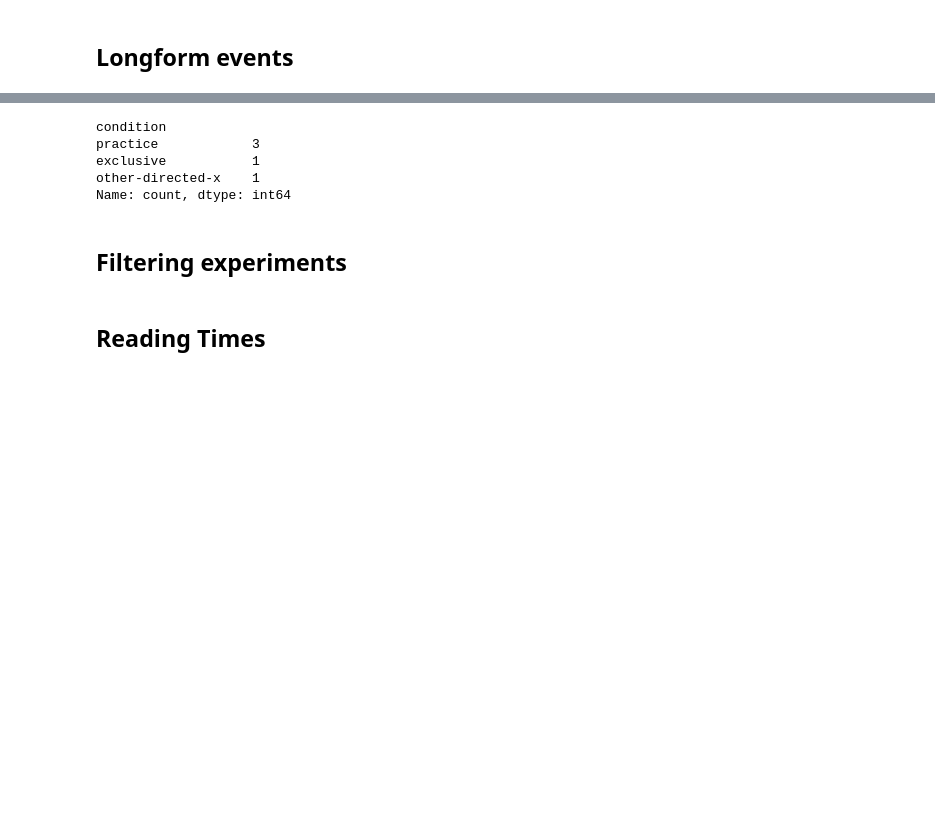
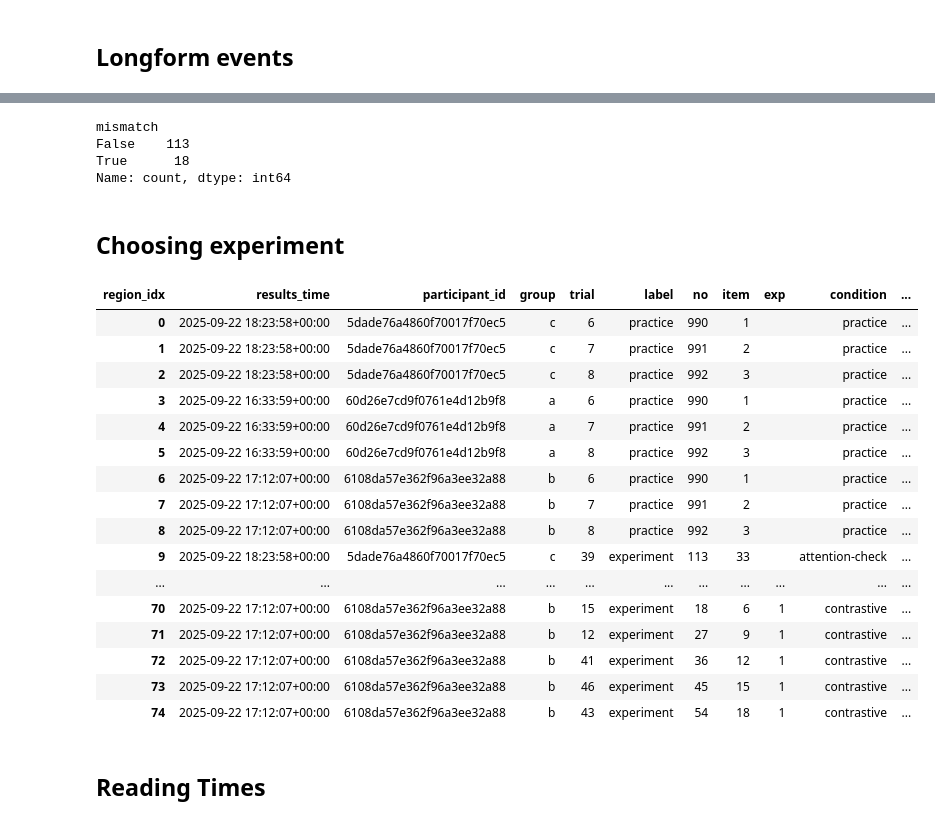
Before and after one commit to partigabor/pcibex-hun, a Jupyter notebook: results.ipynb, the cells around one changed output, grey strips where cells are left out. Cells and saved outputs as stored; diff of their text form; code cells hidden in the pictures; blank space fills up the shorter version.

```diff
--- a/results.ipynb
+++ b/results.ipynb
@@ -380,18 +411,70 @@ longform
+# %%
+# Find rows where target is available and does not match the chosen side's value
+def choice_matches_target(row):
+    if pd.isna(row['choice']) or pd.isna(row['target']):
+        return True  # skip if missing
+    if row['choice'] == 'left':
+        return row['target'] == row['left']
+    elif row['choice'] == 'right':
+        return row['target'] == row['right']
+    return False
+
+mismatch_rows = longform[
+    longform['target'].notna() &
+    longform['choice'].notna() &
+    (~longform.apply(choice_matches_target, axis=1))
+].copy()
+
+# Filter mismatch_rows to exclude any rows where 'target' is missing or empty string
+mismatch_rows = mismatch_rows[mismatch_rows['target'].notna() & (mismatch_rows['target'] != '')].copy()
+mismatch_rows
+
+# Add a new column 'mismatch' to the longform to indicate these items where the choice does not match the target
+longform['mismatch'] = False
+longform.loc[mismatch_rows.index, 'mismatch'] = True
 # %%
 # Print how many items I have for each condition
-print(longform['condition'].value_counts())
+print(longform['mismatch'].value_counts())
 # %% [output]
-condition
-practice            3
-exclusive           1
-other-directed-x    1
+mismatch
+False    113
+True      18
 Name: count, dtype: int64
 # %% [markdown]
-## Filtering experiments
+## Choosing experiment
 # %%
-# Assign experiments to exp1 or exp2 based on exp is 1 or 2
-exp1 = longform[longform['exp'].astype(str).eq('1')].copy()
-exp2 = longform[longform['exp'].astype(str).eq('2')].copy()
+# Remove all rows where exp is 2 from trial_index
+longform = longform[longform['exp'] != '2'].copy()
+longform
+
+# Reorder by custom condition order: practice, attention-check, exclusive, focus, contrastive
+custom_order = ['practice', 'attention-check', 'exclusive', 'focus', 'contrastive']
+existing = longform['condition'].dropna().astype(str).unique().tolist()
+remaining = [c for c in existing if c not in custom_order]
+full_order = custom_order + remaining
+
+# Make ordered categorical and then sort by it (plus any secondary keys).
+longform['condition'] = pd.Categorical(longform['condition'].astype(str), categories=full_order, ordered=True)
+longform = longform.sort_values(by=['condition', 'participant_id', 'no'], na_position='last').reset_index(drop=True)
+longform
+# %% [output]
+| region_idx | results_time | participant_id | group | trial | label | no | item | exp | condition | ... |
+| 0 | 2025-09-22 18:23:58+00:00 | 5dade76a4860f70017f70ec5 | c | 6 | practice | 990 | 1 |  | practice | ... |
+| 1 | 2025-09-22 18:23:58+00:00 | 5dade76a4860f70017f70ec5 | c | 7 | practice | 991 | 2 |  | practice | ... |
+| 2 | 2025-09-22 18:23:58+00:00 | 5dade76a4860f70017f70ec5 | c | 8 | practice | 992 | 3 |  | practice | ... |
+| 3 | 2025-09-22 16:33:59+00:00 | 60d26e7cd9f0761e4d12b9f8 | a | 6 | practice | 990 | 1 |  | practice | ... |
+| 4 | 2025-09-22 16:33:59+00:00 | 60d26e7cd9f0761e4d12b9f8 | a | 7 | practice | 991 | 2 |  | practice | ... |
+| 5 | 2025-09-22 16:33:59+00:00 | 60d26e7cd9f0761e4d12b9f8 | a | 8 | practice | 992 | 3 |  | practice | ... |
+| 6 | 2025-09-22 17:12:07+00:00 | 6108da57e362f96a3ee32a88 | b | 6 | practice | 990 | 1 |  | practice | ... |
+| 7 | 2025-09-22 17:12:07+00:00 | 6108da57e362f96a3ee32a88 | b | 7 | practice | 991 | 2 |  | practice | ... |
+| 8 | 2025-09-22 17:12:07+00:00 | 6108da57e362f96a3ee32a88 | b | 8 | practice | 992 | 3 |  | practice | ... |
+| 9 | 2025-09-22 18:23:58+00:00 | 5dade76a4860f70017f70ec5 | c | 39 | experiment | 113 | 33 |  | attention-check | ... |
+| ... | ... | ... | ... | ... | ... | ... | ... | ... | ... | ... |
+| 70 | 2025-09-22 17:12:07+00:00 | 6108da57e362f96a3ee32a88 | b | 15 | experiment | 18 | 6 | 1 | contrastive | ... |
+| 71 | 2025-09-22 17:12:07+00:00 | 6108da57e362f96a3ee32a88 | b | 12 | experiment | 27 | 9 | 1 | contrastive | ... |
+| 72 | 2025-09-22 17:12:07+00:00 | 6108da57e362f96a3ee32a88 | b | 41 | experiment | 36 | 12 | 1 | contrastive | ... |
+| 73 | 2025-09-22 17:12:07+00:00 | 6108da57e362f96a3ee32a88 | b | 46 | experiment | 45 | 15 | 1 | contrastive | ... |
+| 74 | 2025-09-22 17:12:07+00:00 | 6108da57e362f96a3ee32a88 | b | 43 | experiment | 54 | 18 | 1 | contrastive | ... |
 # %% [markdown]
 ## Reading Times
 # %%
```
Also changed, not shown: parts of 17 cells of this notebook, 24 other files.
